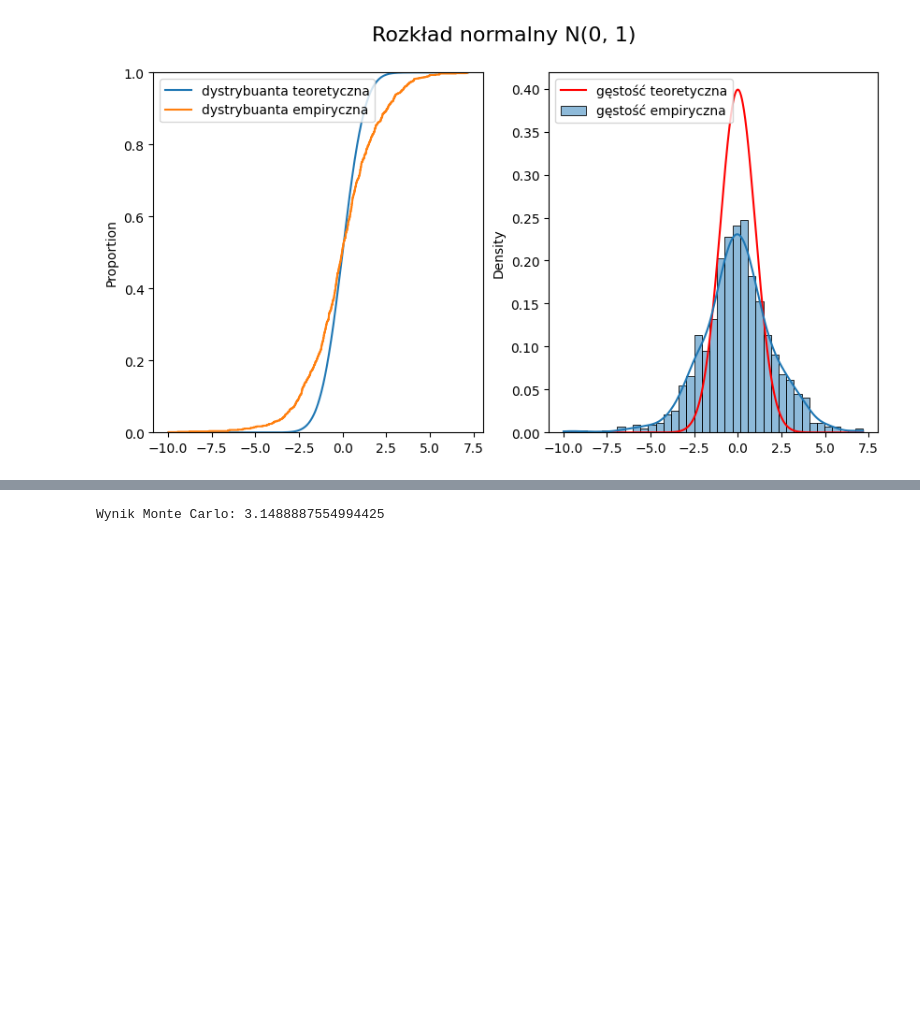
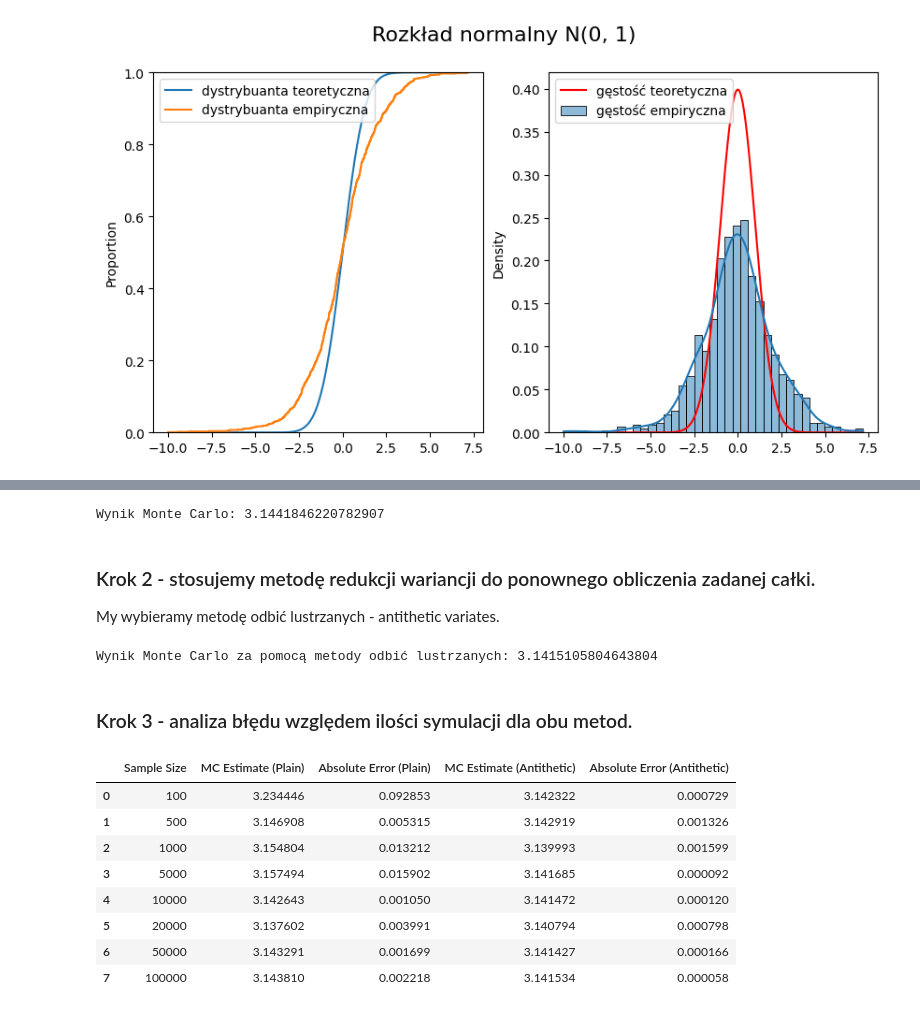
Before and after one commit to mathieuboro/symulacje, a Jupyter notebook: Raport_Sym.ipynb, the cells around one changed output, grey strips where cells are left out. Drawn from its saved outputs; the diff is of its cells as text; code cells hidden in the pictures; blank space fills up the shorter version.

```diff
--- a/Raport_Sym.ipynb
+++ b/Raport_Sym.ipynb
@@ -227,10 +232,10 @@ plot_pdf_cdf(generated_ziggurat)
 # %%
 def monte_carlo_integrate(func, a, b, num_points):
-    total = 0
-    for _ in range(num_points):
-        x = np.random.uniform(a, b)
-        total += func(x)
-    average = total / num_points
+    x_samples = np.random.uniform(a, b, num_points)
+
+    f_x = func(x_samples)
+    average = np.mean(f_x)
+
     return average * (b - a)
 
 def func(x):
@@ -242,4 +247,59 @@ b = 1
 result = monte_carlo_integrate(func, a, b, n)
 print("Wynik Monte Carlo:", result)
 # %% [output]
-Wynik Monte Carlo: 3.1488887554994425
+Wynik Monte Carlo: 3.1441846220782907
+# %% [markdown]
+### Krok 2 - stosujemy metodę redukcji wariancji do ponownego obliczenia zadanej całki.
+ My wybieramy metodę odbić lustrzanych - antithetic variates.
+# %%
+def monte_carlo_antithetic(func, a, b, num_points):
+    x_samples = np.random.uniform(a, b, num_points)
+    # Obliczamy odbicia lustrzane dla x
+    x_mirror = b + a - x_samples
+
+    f_x = func(x_samples)
+    f_x_mirror = func(x_mirror)
+
+    average = np.mean((f_x + f_x_mirror) / 2)
+
+    return average * (b - a)
+
+result_antithetic = monte_carlo_antithetic(func, a, b, n)
+print("Wynik Monte Carlo za pomocą metody odbić lustrzanych:", result_antithetic)
+# %% [output]
+Wynik Monte Carlo za pomocą metody odbić lustrzanych: 3.1415105804643804
+# %% [markdown]
+### Krok 3 - analiza błędu względem ilości symulacji dla obu metod.
+# %%
+sample_sizes = [100, 500, 1000, 5000, 10000, 20000, 50000, 100000]
+
+results_antithetic = {"Sample Size": [], "MC Estimate (Antithetic)": [], "Absolute Error (Antithetic)": []}
+results_plain_mc = {"Sample Size": [], "MC Estimate (Plain)": [], "Absolute Error (Plain)": []}
+
+for n in sample_sizes:
+    estimate_antithetic = monte_carlo_antithetic(func, 0, 1, n)
+    absolute_error_antithetic = np.abs(estimate_antithetic - np.pi)
+    results_antithetic["Sample Size"].append(n)
+    results_antithetic["MC Estimate (Antithetic)"].append(estimate_antithetic)
+    results_antithetic["Absolute Error (Antithetic)"].append(absolute_error_antithetic)
+
+    estimate_plain = monte_carlo_integrate(func, 0, 1, n)
+    absolute_error_plain = np.abs(estimate_plain - np.pi)
+    results_plain_mc["Sample Size"].append(n)
+    results_plain_mc["MC Estimate (Plain)"].append(estimate_plain)
+    results_plain_mc["Absolute Error (Plain)"].append(absolute_error_plain)
+
+results_df = pd.DataFrame(results_antithetic)
+results_plain_mc_df = pd.DataFrame(results_plain_mc)
+comparison_df = pd.merge(results_plain_mc_df, results_df, on="Sample Size")
+comparison_df
+# %% [output]
+|  | Sample Size | MC Estimate (Plain) | Absolute Error (Plain) | MC Estimate (Antithetic) | Absolute Error (Antithetic) |
+| 0 | 100 | 3.234446 | 0.092853 | 3.142322 | 0.000729 |
+| 1 | 500 | 3.146908 | 0.005315 | 3.142919 | 0.001326 |
+| 2 | 1000 | 3.154804 | 0.013212 | 3.139993 | 0.001599 |
+| 3 | 5000 | 3.157494 | 0.015902 | 3.141685 | 0.000092 |
+| 4 | 10000 | 3.142643 | 0.001050 | 3.141472 | 0.000120 |
+| 5 | 20000 | 3.137602 | 0.003991 | 3.140794 | 0.000798 |
+| 6 | 50000 | 3.143291 | 0.001699 | 3.141427 | 0.000166 |
+| 7 | 100000 | 3.143810 | 0.002218 | 3.141534 | 0.000058 |
```
Also changed, not shown: parts of 6 cells of this notebook.
